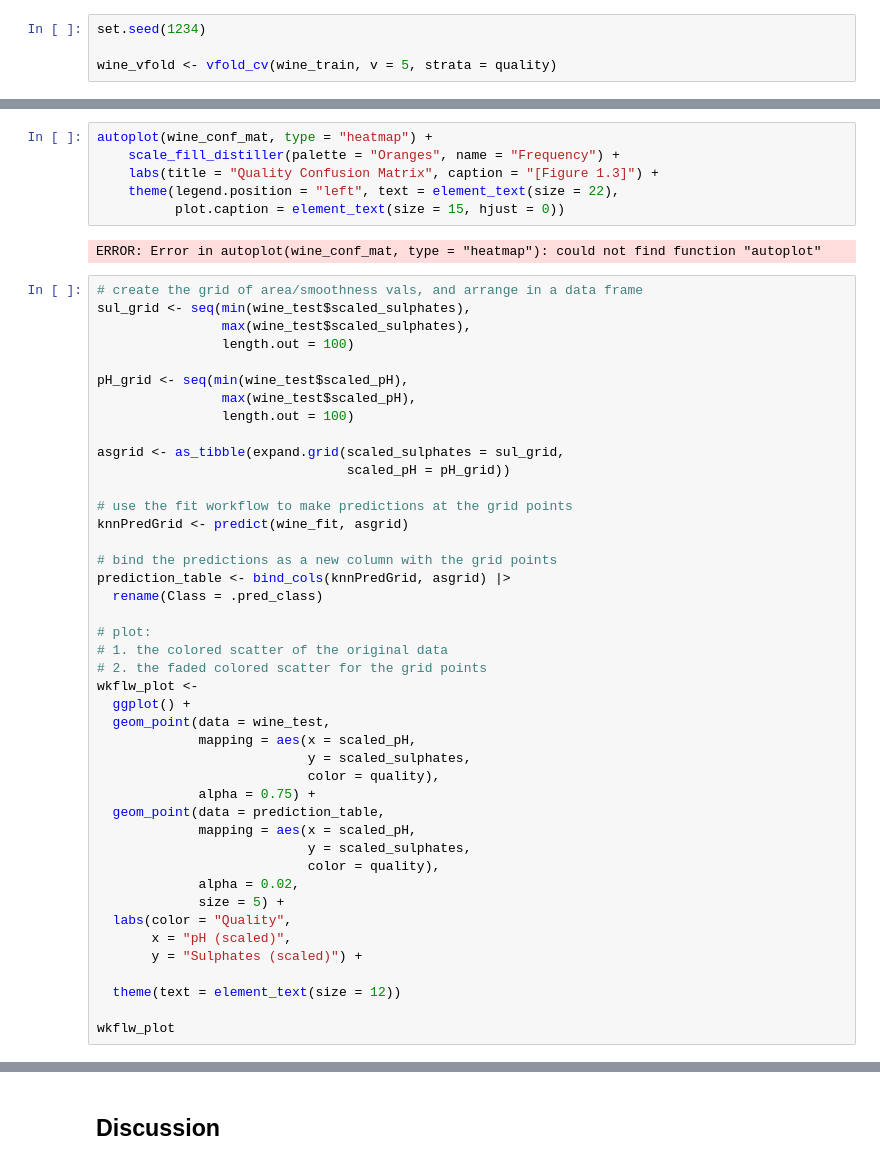
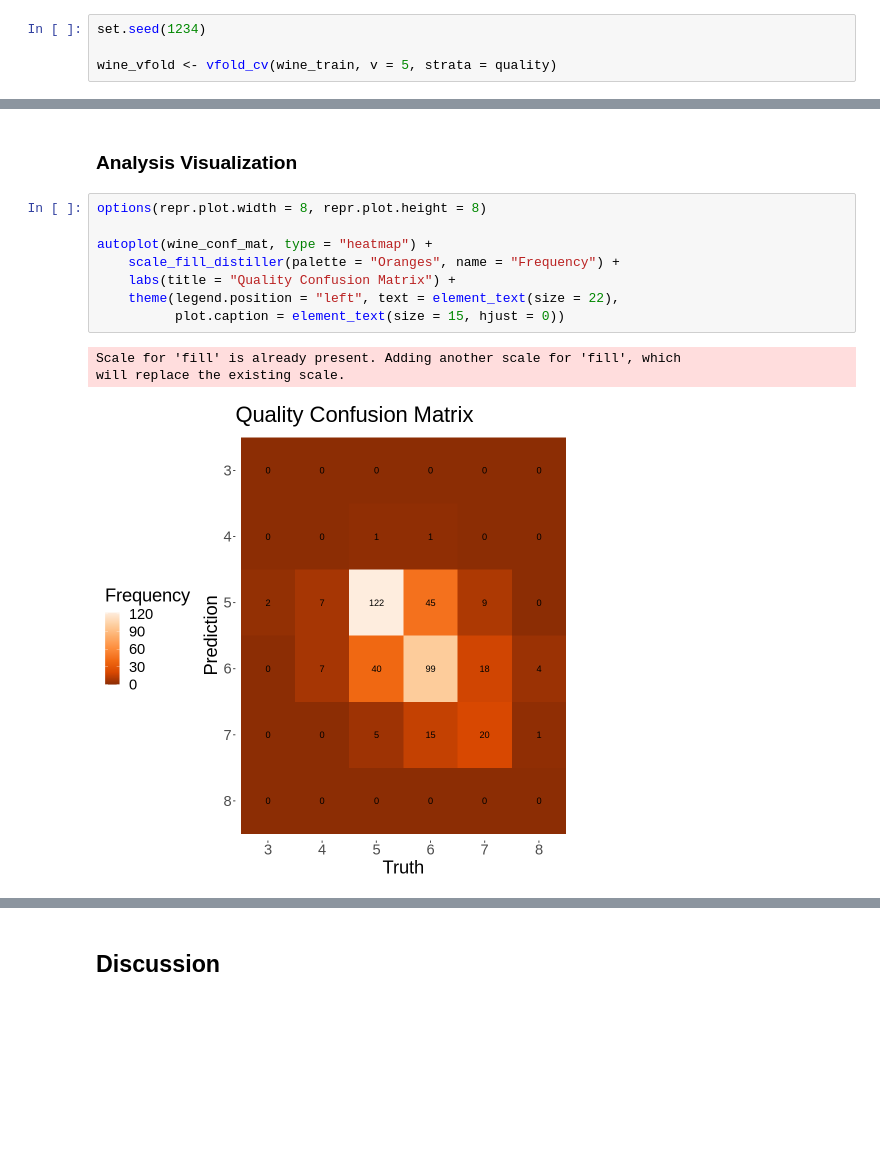
Before and after one commit to choialice707/DSCI-100-Group56-Proj, a Jupyter notebook: group_project_report.ipynb, the cells around one changed output, grey strips where cells are left out. Cells and saved outputs as stored; diff of their text form; blank space fills up the shorter version.

```diff
--- a/group_project_report.ipynb
+++ b/group_project_report.ipynb
@@ -295,51 +504,14 @@ wine_conf_mat
+# %% [markdown]
+### Analysis Visualization
 # %%
+options(repr.plot.width = 8, repr.plot.height = 8)
+
 autoplot(wine_conf_mat, type = "heatmap") +
     scale_fill_distiller(palette = "Oranges", name = "Frequency") +
-    labs(title = "Quality Confusion Matrix", caption = "[Figure 1.3]") +
+    labs(title = "Quality Confusion Matrix") +
     theme(legend.position = "left", text = element_text(size = 22),
           plot.caption = element_text(size = 15, hjust = 0))
 # %% [output]
-ERROR: Error in autoplot(wine_conf_mat, type = "heatmap"): could not find function "autoplot"
+Scale for 'fill' is already present. Adding another scale for 'fill', which
+will replace the existing scale.
+[figure, added]
-# %%
-# create the grid of area/smoothness vals, and arrange in a data frame
-sul_grid <- seq(min(wine_test$scaled_sulphates),
-                max(wine_test$scaled_sulphates),
-                length.out = 100)
-
-pH_grid <- seq(min(wine_test$scaled_pH),
-                max(wine_test$scaled_pH),
-                length.out = 100)
-
-asgrid <- as_tibble(expand.grid(scaled_sulphates = sul_grid,
-                                scaled_pH = pH_grid))
-
-# use the fit workflow to make predictions at the grid points
-knnPredGrid <- predict(wine_fit, asgrid)
-
-# bind the predictions as a new column with the grid points
-prediction_table <- bind_cols(knnPredGrid, asgrid) |>
-  rename(Class = .pred_class)
-
-# plot:
-# 1. the colored scatter of the original data
-# 2. the faded colored scatter for the grid points
-wkflw_plot <-
-  ggplot() +
-  geom_point(data = wine_test,
-             mapping = aes(x = scaled_pH,
-                           y = scaled_sulphates,
-                           color = quality),
-             alpha = 0.75) +
-  geom_point(data = prediction_table,
-             mapping = aes(x = scaled_pH,
-                           y = scaled_sulphates,
-                           color = quality),
-             alpha = 0.02,
-             size = 5) +
-  labs(color = "Quality",
-       x = "pH (scaled)",
-       y = "Sulphates (scaled)") +
-
-  theme(text = element_text(size = 12))
-
-wkflw_plot
```
Also changed, not shown: parts of 28 cells of this notebook, 1 other file.
